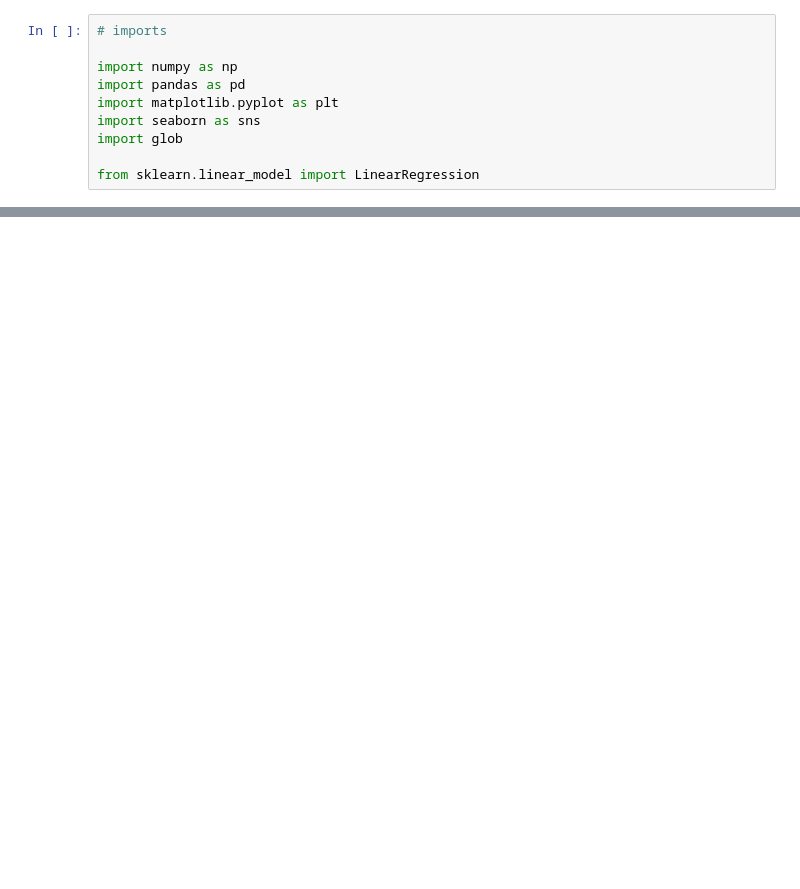
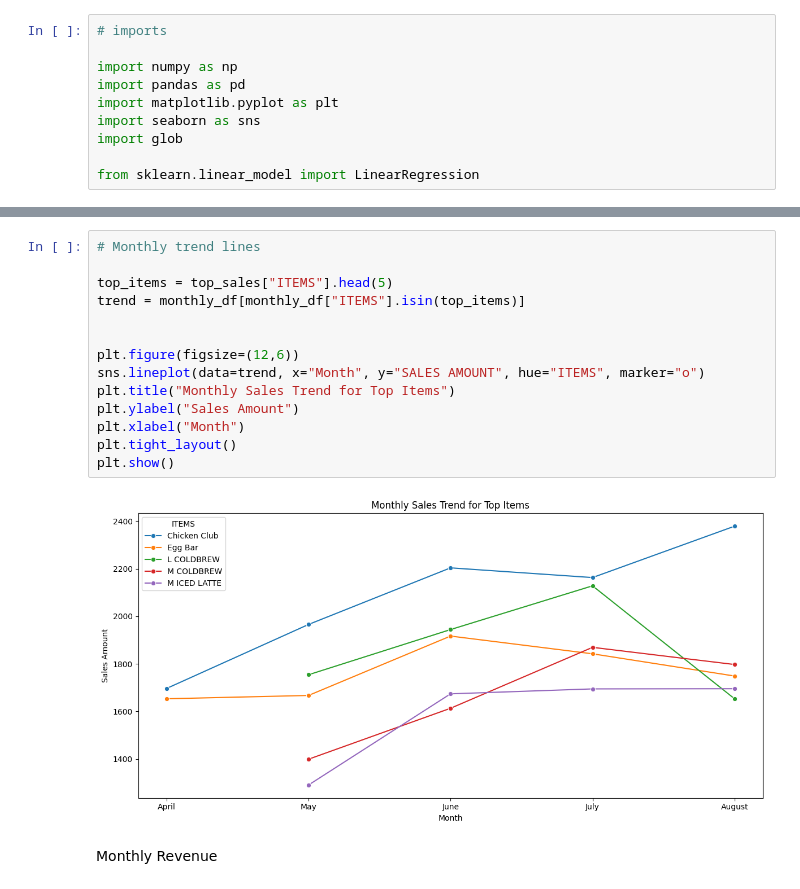
Before and after one commit to JoaquinP04/Projects, a Jupyter notebook: Coffe Shop Analysis/CoffeAnalysis.ipynb, the cells around one changed output, grey strips where cells are left out. Saved outputs shown, nothing was run; the diff lists cells and outputs as text; blank space fills up the shorter version.

```diff
--- a/Coffe Shop Analysis/CoffeAnalysis.ipynb
+++ b/Coffe Shop Analysis/CoffeAnalysis.ipynb
@@ -62,0 +130,18 @@ print(totals.head(100))
+# %%
+# Monthly trend lines
+
+top_items = top_sales["ITEMS"].head(5)
+trend = monthly_df[monthly_df["ITEMS"].isin(top_items)]
+
+
+plt.figure(figsize=(12,6))
+sns.lineplot(data=trend, x="Month", y="SALES AMOUNT", hue="ITEMS", marker="o")
+plt.title("Monthly Sales Trend for Top Items")
+plt.ylabel("Sales Amount")
+plt.xlabel("Month")
+plt.tight_layout()
+plt.show()
+# %% [output]
+[figure, added]
+# %% [markdown]
+Monthly Revenue
```
Also changed, not shown: parts of 11 cells of this notebook, 2 other files.
